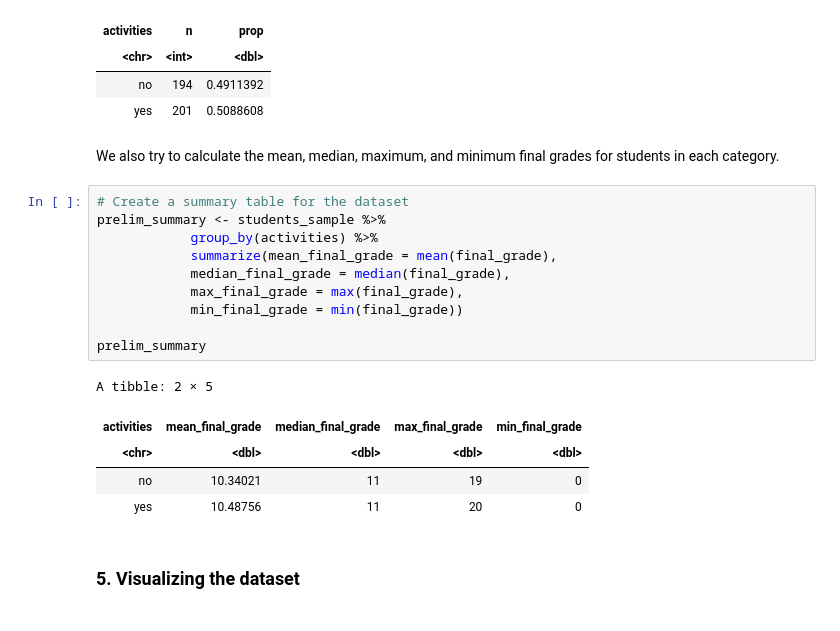
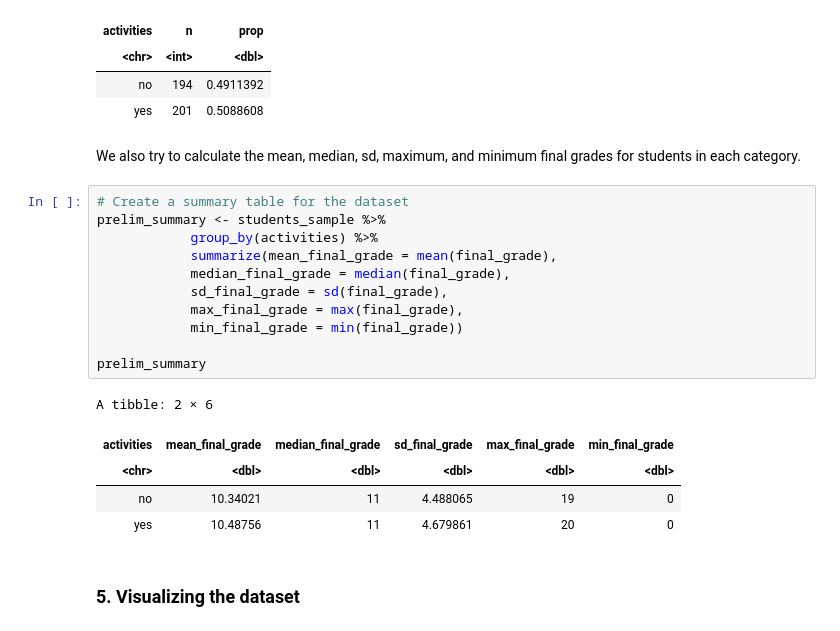
Before and after one commit to lhan0903/STAT201-Group-3, a Jupyter notebook: project-proposal.ipynb, the cells around one changed output. Saved outputs shown, nothing was run; the diff lists cells and outputs as text.

```diff
--- a/project-proposal.ipynb
+++ b/project-proposal.ipynb
@@ -132,23 +132,24 @@ A tibble: 2 × 3
 | no | 194 | 0.4911392 |
 | yes | 201 | 0.5088608 |
 # %% [markdown]
-We also try to calculate the mean, median, maximum, and minimum final grades for students in each category.
+We also try to calculate the mean, median, sd, maximum, and minimum final grades for students in each category.
 # %%
 # Create a summary table for the dataset
 prelim_summary <- students_sample %>%
             group_by(activities) %>%
             summarize(mean_final_grade = mean(final_grade),
             median_final_grade = median(final_grade),
+            sd_final_grade = sd(final_grade),
             max_final_grade = max(final_grade),
             min_final_grade = min(final_grade))
 
 prelim_summary
 # %% [output]
-A tibble: 2 × 5
+A tibble: 2 × 6
-| activities | mean_final_grade | median_final_grade | max_final_grade | min_final_grade |
-| <chr> | <dbl> | <dbl> | <dbl> | <dbl> |
-| no | 10.34021 | 11 | 19 | 0 |
-| yes | 10.48756 | 11 | 20 | 0 |
+| activities | mean_final_grade | median_final_grade | sd_final_grade | max_final_grade | min_final_grade |
+| <chr> | <dbl> | <dbl> | <dbl> | <dbl> | <dbl> |
+| no | 10.34021 | 11 | 4.488065 | 19 | 0 |
+| yes | 10.48756 | 11 | 4.679861 | 20 | 0 |
 # %% [markdown]
 ### 5. Visualizing the dataset
 # %% [markdown]
```
